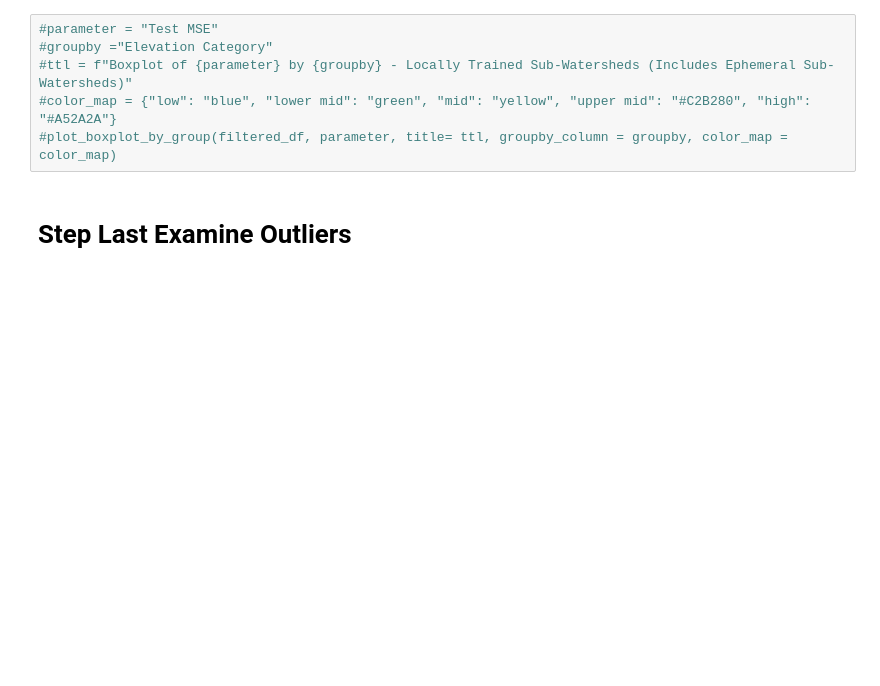
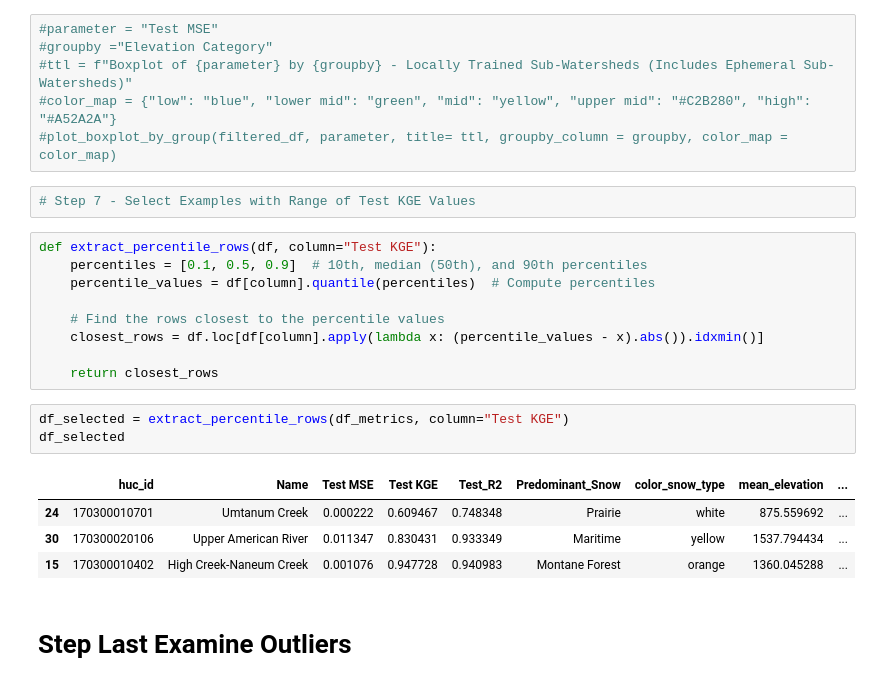
Before and after one commit to DSHydro/SnowML, a Jupyter notebook: notebooks/Ex3_MultiHucTraining/TestSetB.ipynb, the cells around one changed output. Cells and saved outputs as stored; diff of their text form; blank space fills up the shorter version.

```diff
--- a/notebooks/Ex3_MultiHucTraining/TestSetB.ipynb
+++ b/notebooks/Ex3_MultiHucTraining/TestSetB.ipynb
@@ -277,6 +277,25 @@ plot_boxplot_by_group(df_metrics, parameter, title= ttl, groupby_column = groupb
 #ttl = f"Boxplot of {parameter} by {groupby} - Locally Trained Sub-Watersheds (Includes Ephemeral Sub-Watersheds)"
 #color_map = {"low": "blue", "lower mid": "green", "mid": "yellow", "upper mid": "#C2B280", "high": "#A52A2A"}
 #plot_boxplot_by_group(filtered_df, parameter, title= ttl, groupby_column = groupby, color_map = color_map)
+# %%
+# Step 7 - Select Examples with Range of Test KGE Values
+# %%
+def extract_percentile_rows(df, column="Test KGE"):
+    percentiles = [0.1, 0.5, 0.9]  # 10th, median (50th), and 90th percentiles
+    percentile_values = df[column].quantile(percentiles)  # Compute percentiles
+
+    # Find the rows closest to the percentile values
+    closest_rows = df.loc[df[column].apply(lambda x: (percentile_values - x).abs()).idxmin()]
+
+    return closest_rows
+# %%
+df_selected = extract_percentile_rows(df_metrics, column="Test KGE")
+df_selected
+# %% [output]
+|  | huc_id | Name | Test MSE | Test KGE | Test_R2 | Predominant_Snow | color_snow_type | mean_elevation | ... |
+| 24 | 170300010701 | Umtanum Creek | 0.000222 | 0.609467 | 0.748348 | Prairie | white | 875.559692 | ... |
+| 30 | 170300020106 | Upper American River | 0.011347 | 0.830431 | 0.933349 | Maritime | yellow | 1537.794434 | ... |
+| 15 | 170300010402 | High Creek-Naneum Creek | 0.001076 | 0.947728 | 0.940983 | Montane Forest | orange | 1360.045288 | ... |
 # %% [markdown]
 # Step Last Examine Outliers
 # %%
```
Also changed, not shown: 9 other files.
